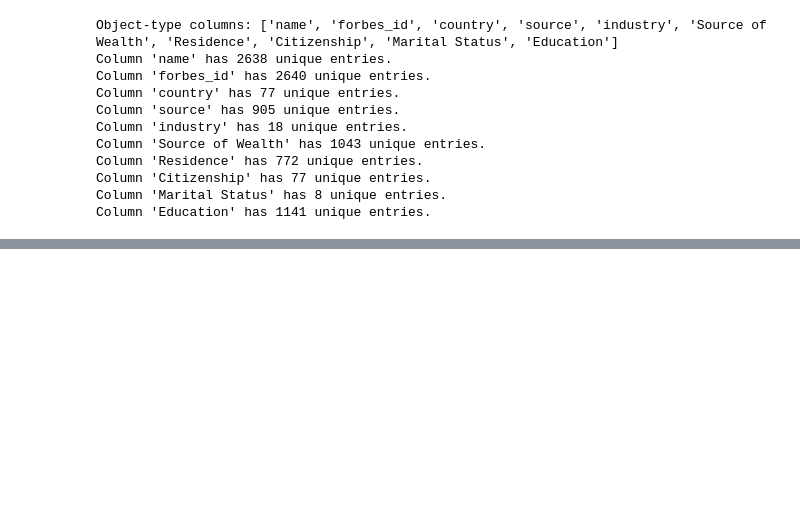
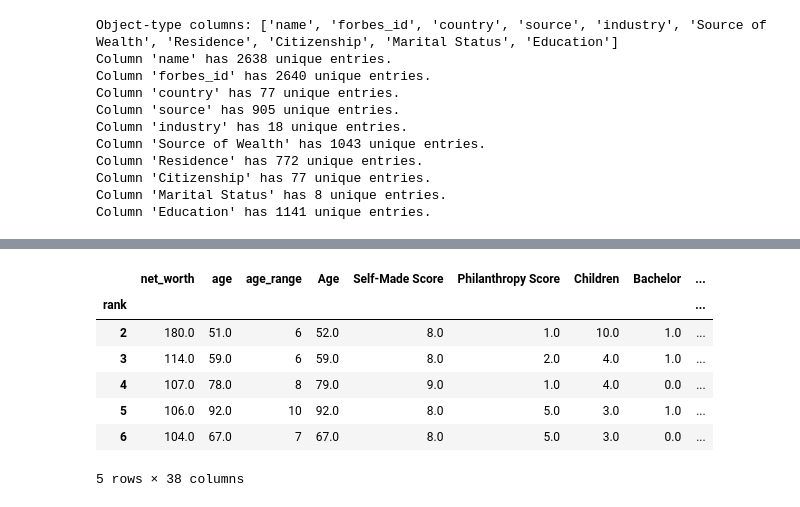
Before and after one commit to Spikes666/Data-Dive-3, a Jupyter notebook: main.ipynb, the cells around one changed output, grey strips where cells are left out. Saved outputs shown, nothing was run; the diff lists cells and outputs as text; code cells hidden in the pictures; blank space fills up the shorter version.

```diff
--- a/main.ipynb
+++ b/main.ipynb
@@ -370,3 +414,14 @@ df_stats.head()
+# %%
+df_stats.head()
+# %% [output]
+|  | net_worth | age | age_range | Age | Self-Made Score | Philanthropy Score | Children | Bachelor | ... |
+| rank |  |  |  |  |  |  |  |  | ... |
+| 2 | 180.0 | 51.0 | 6 | 52.0 | 8.0 | 1.0 | 10.0 | 1.0 | ... |
+| 3 | 114.0 | 59.0 | 6 | 59.0 | 8.0 | 2.0 | 4.0 | 1.0 | ... |
+| 4 | 107.0 | 78.0 | 8 | 79.0 | 9.0 | 1.0 | 4.0 | 0.0 | ... |
+| 5 | 106.0 | 92.0 | 10 | 92.0 | 8.0 | 5.0 | 3.0 | 1.0 | ... |
+| 6 | 104.0 | 67.0 | 7 | 67.0 | 8.0 | 5.0 | 3.0 | 0.0 | ... |
+5 rows × 38 columns
 # %%
 X = df_stats.drop('net_worth', axis=1)
 y = df_stats['net_worth']
```
Also changed, not shown: parts of 17 cells of this notebook.
